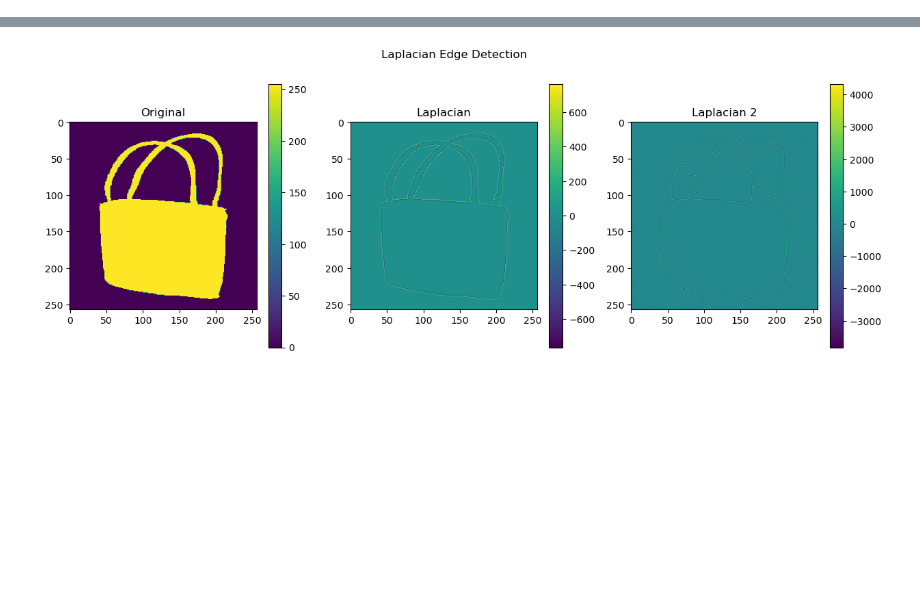
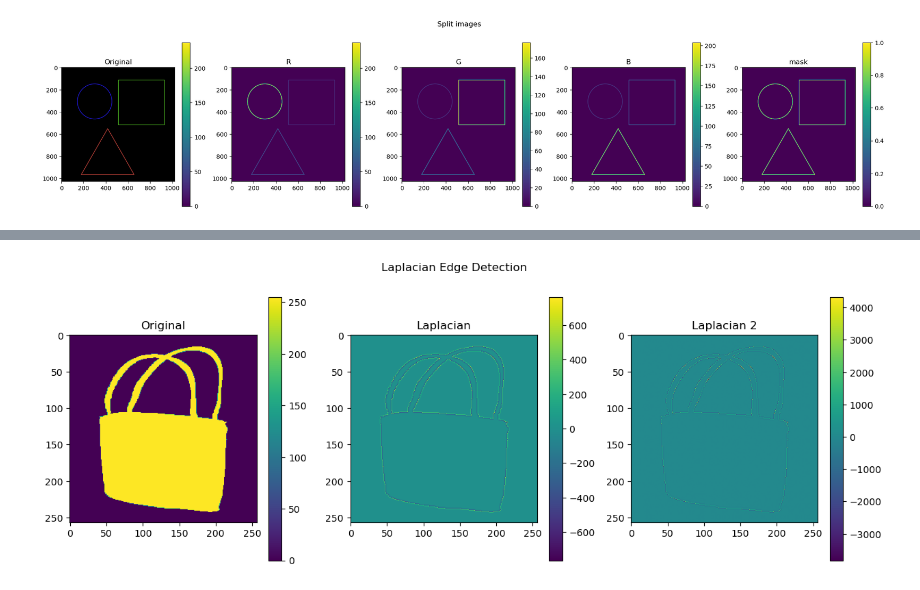
Before and after one commit to kerwin145/UGrid, a Jupyter notebook: playground.ipynb, the cells around one changed output, grey strips where cells are left out. Saved outputs shown, nothing was run; the diff lists cells and outputs as text; code cells hidden in the pictures; blank space fills up the shorter version.

```diff
--- a/playground.ipynb
+++ b/playground.ipynb
@@ -12,3 +12,25 @@ from util.misc import plt_subplot
 
 np.set_printoptions(linewidth=200)
 device = torch.device("cuda" if torch.cuda.is_available() else "cpu")
+# %%
+img = cv2.imread('./var/color_testcase/bmp/three_shapes.bmp', cv2.IMREAD_COLOR)
+B, G, R = cv2.split(img) # assuming black means interior pixel, the split image is the exact bc_value
+bc_mask = ((R > 0) | (G > 0) | (B > 0)).astype(np.float32)
+bc_value_R = R.astype(np.float32)
+bc_value_G = G.astype(np.float32)
+bc_value_B = B.astype(np.float32)
+
+f = np.zeros_like(bc_value)
+for c in range(3):
+    f[c] = img[..., c].astype(np.float32)
+    f[c][bc_mask == 1] = 0  # zero out boundary pixels
+
+plt_subplot({
+    "Original": img,
+    "R": R,
+    "G": G,
+    "B": B,
+    "mask": bc_mask
+}, suptitle="Split images",)
+# %% [output]
+[figure, added]
```
Also changed, not shown: parts of 2 cells of this notebook, 59 other files.
